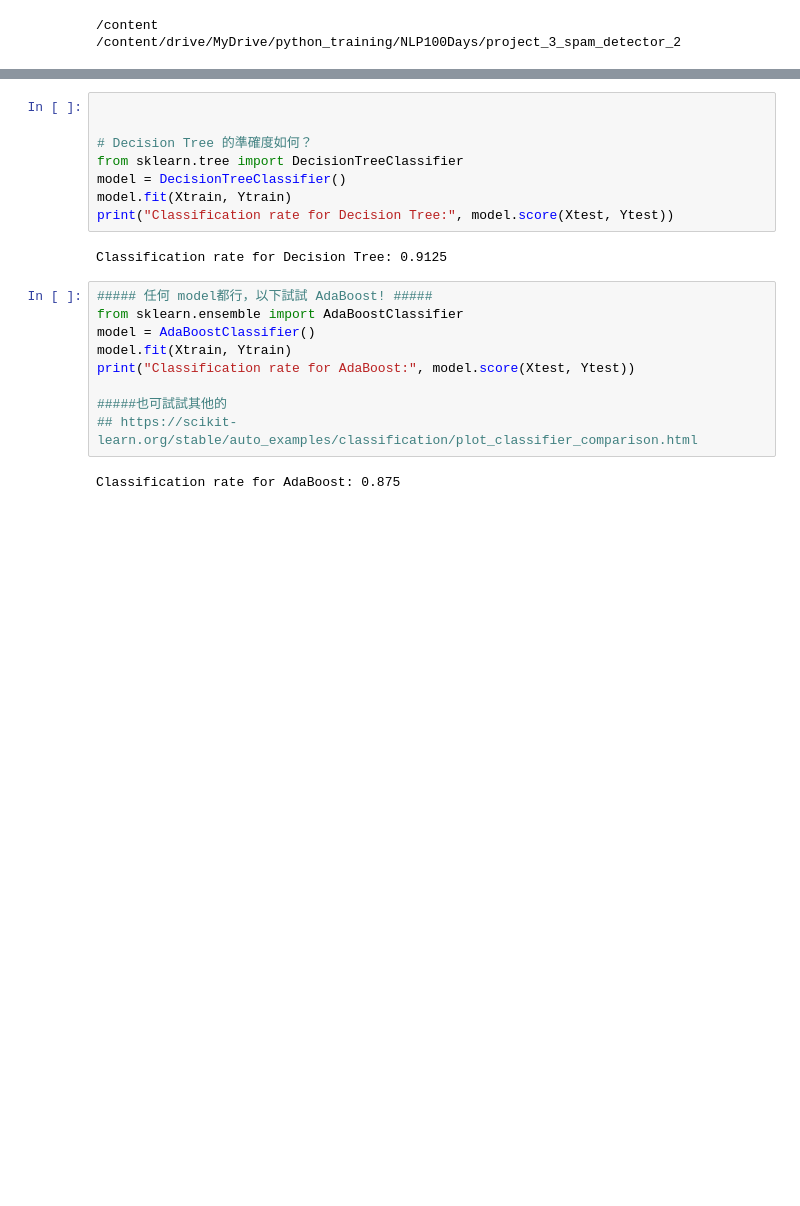
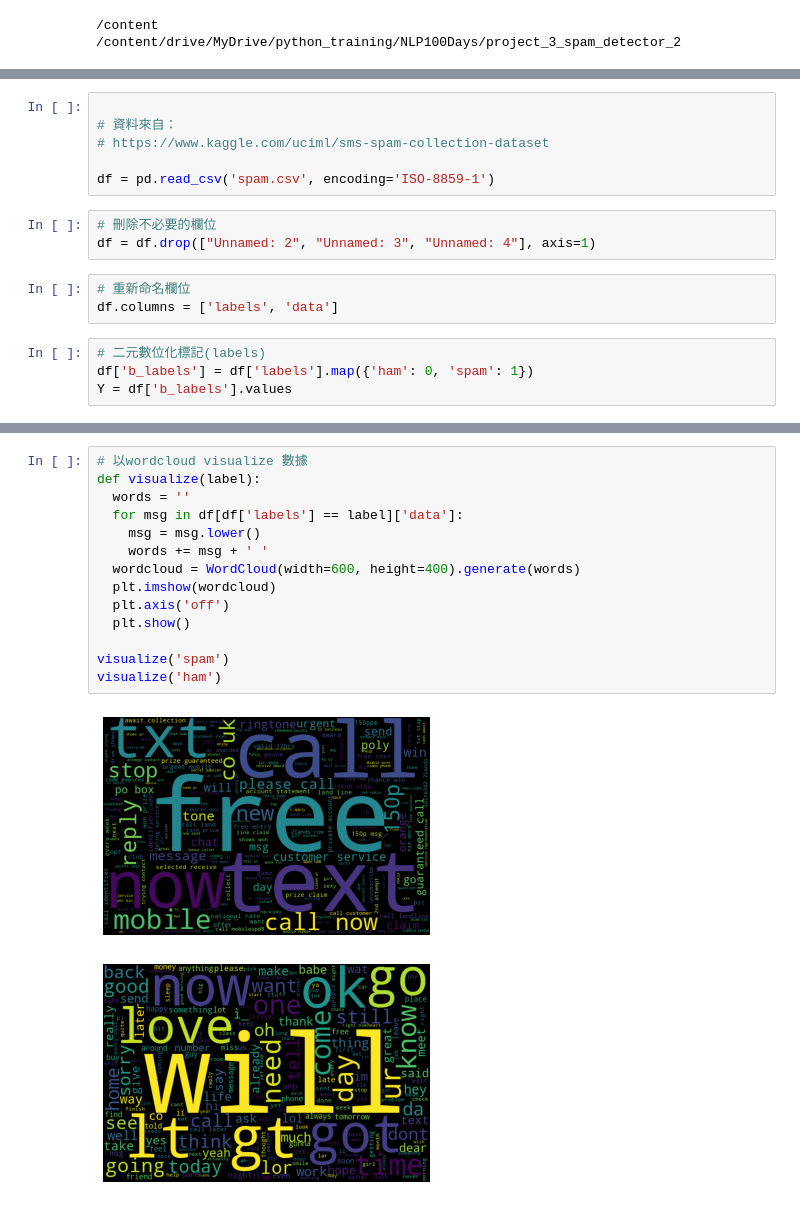
Before and after one commit to liangbin0121/NLP100Days, a Jupyter notebook: project_3_2_spam_sms_垃圾簡訊偵測器.ipynb, the cells around one changed output, grey strips where cells are left out. Drawn from its saved outputs; the diff is of its cells as text; blank space fills up the shorter version.

```diff
--- a/project_3_2_spam_sms_垃圾簡訊偵測器.ipynb
+++ b/project_3_2_spam_sms_垃圾簡訊偵測器.ipynb
@@ -38,0 +61,16 @@ Ytest = Y[-80:,]
+# %%
+
+# 資料來自：
+# https://www.kaggle.com/uciml/sms-spam-collection-dataset
+
+df = pd.read_csv('spam.csv', encoding='ISO-8859-1')
+# %%
+# 刪除不必要的欄位
+df = df.drop(["Unnamed: 2", "Unnamed: 3", "Unnamed: 4"], axis=1)
+# %%
+# 重新命名欄位
+df.columns = ['labels', 'data']
+# %%
+# 二元數位化標記(labels)
+df['b_labels'] = df['labels'].map({'ham': 0, 'spam': 1})
+Y = df['b_labels'].values
@@ -48,21 +101,17 @@ Classification rate for NB: 0.8875
-# %%
-
-
-# Decision Tree 的準確度如何？
-from sklearn.tree import DecisionTreeClassifier
-model = DecisionTreeClassifier()
-model.fit(Xtrain, Ytrain)
-print("Classification rate for Decision Tree:", model.score(Xtest, Ytest))
-# %% [output]
-Classification rate for Decision Tree: 0.9125
-# %%
-##### 任何 model都行，以下試試 AdaBoost! #####
-from sklearn.ensemble import AdaBoostClassifier
-model = AdaBoostClassifier()
-model.fit(Xtrain, Ytrain)
-print("Classification rate for AdaBoost:", model.score(Xtest, Ytest))
-
-#####也可試試其他的
-## https://scikit-learn.org/stable/auto_examples/classification/plot_classifier_comparison.html
-# %% [output]
-Classification rate for AdaBoost: 0.875
+# %%
+# 以wordcloud visualize 數據
+def visualize(label):
+  words = ''
+  for msg in df[df['labels'] == label]['data']:
+    msg = msg.lower()
+    words += msg + ' '
+  wordcloud = WordCloud(width=600, height=400).generate(words)
+  plt.imshow(wordcloud)
+  plt.axis('off')
+  plt.show()
+
+visualize('spam')
+visualize('ham')
+# %% [output]
+[figure, added]
+[figure, added]
```
Also changed, not shown: parts of 12 cells of this notebook.
